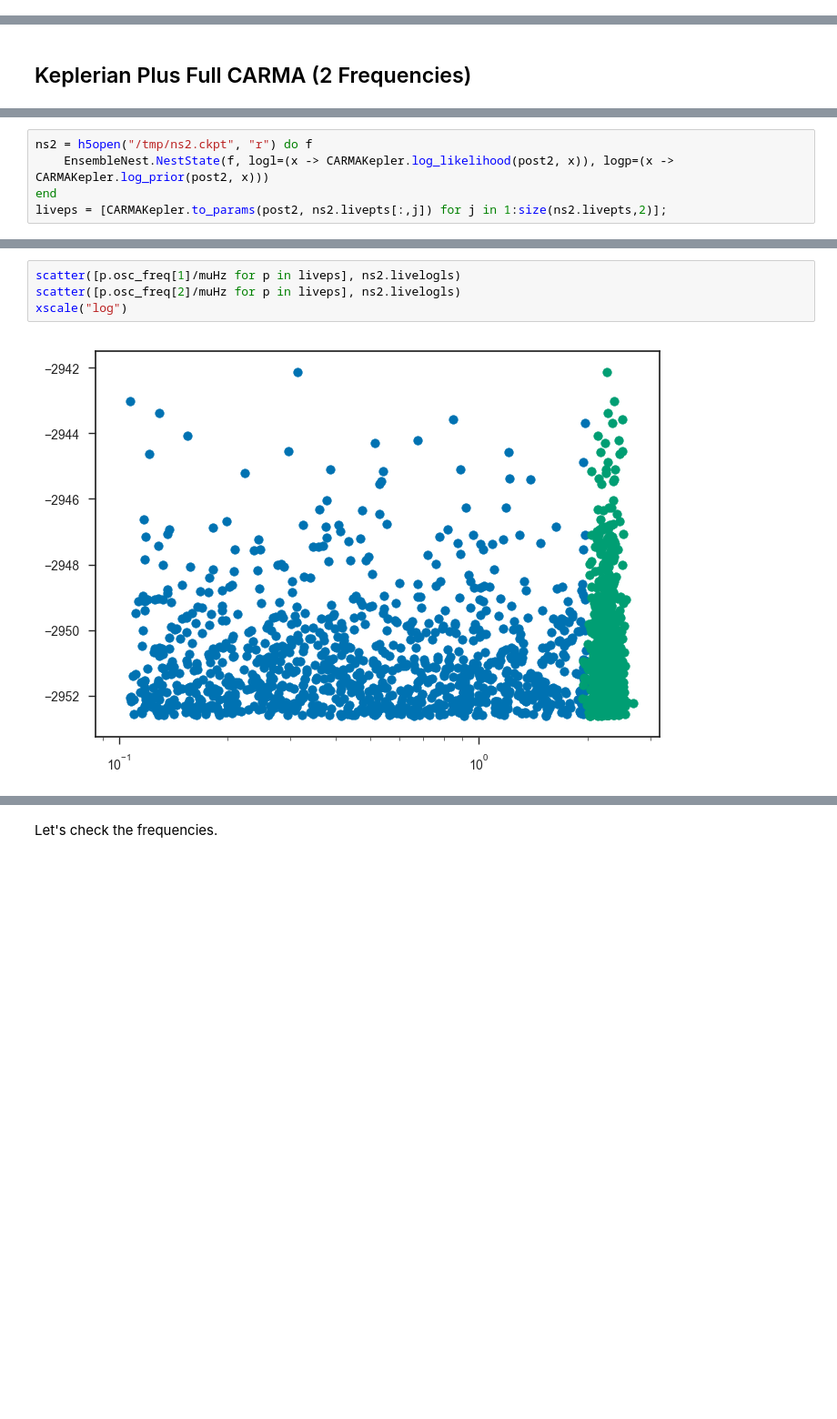
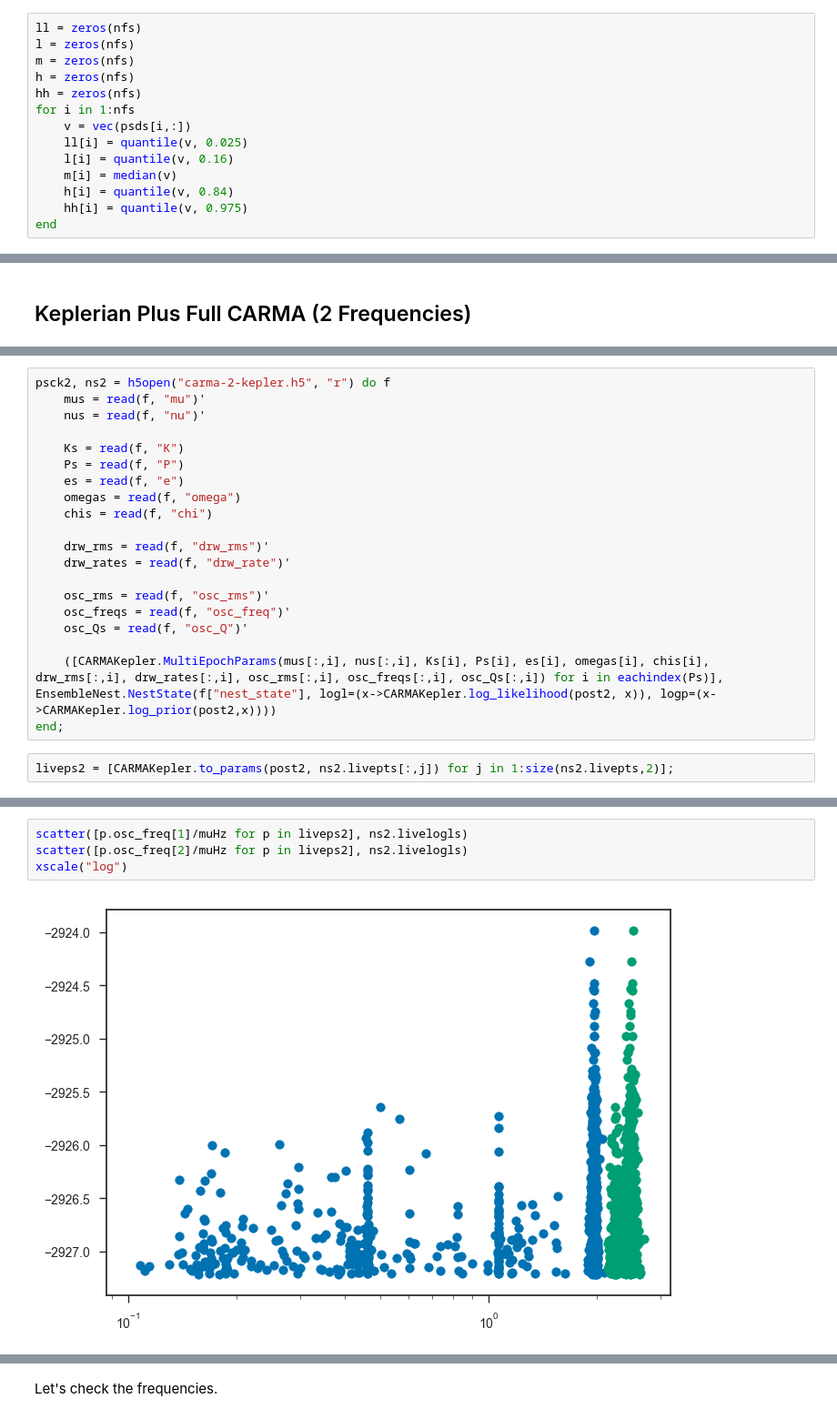
Before and after one commit to farr/Aldebaran, a Jupyter notebook: notebooks/LargeSpacing.ipynb, the cells around one changed output, grey strips where cells are left out. Shown at 91% size. Cells and saved outputs as stored; diff of their text form; blank space fills up the shorter version.

```diff
--- a/notebooks/LargeSpacing.ipynb
+++ b/notebooks/LargeSpacing.ipynb
@@ -1138,0 +1165,14 @@ PyObject <matplotlib.text.Text object at 0x...>
+# %%
+ll = zeros(nfs)
+l = zeros(nfs)
+m = zeros(nfs)
+h = zeros(nfs)
+hh = zeros(nfs)
+for i in 1:nfs
+    v = vec(psds[i,:])
+    ll[i] = quantile(v, 0.025)
+    l[i] = quantile(v, 0.16)
+    m[i] = median(v)
+    h[i] = quantile(v, 0.84)
+    hh[i] = quantile(v, 0.975)
+end
@@ -1183,5 +1258,22 @@ CARMAKepler.MultiEpochPosterior(Array{Float64,1}[[-11307.9, -11306.8, -11279.9,
+# %%
+psck2, ns2 = h5open("carma-2-kepler.h5", "r") do f
+    mus = read(f, "mu")'
+    nus = read(f, "nu")'
+
+    Ks = read(f, "K")
+    Ps = read(f, "P")
+    es = read(f, "e")
+    omegas = read(f, "omega")
+    chis = read(f, "chi")
+
+    drw_rms = read(f, "drw_rms")'
+    drw_rates = read(f, "drw_rate")'
+
+    osc_rms = read(f, "osc_rms")'
+    osc_freqs = read(f, "osc_freq")'
+    osc_Qs = read(f, "osc_Q")'
+
+    ([CARMAKepler.MultiEpochParams(mus[:,i], nus[:,i], Ks[i], Ps[i], es[i], omegas[i], chis[i], drw_rms[:,i], drw_rates[:,i], osc_rms[:,i], osc_freqs[:,i], osc_Qs[:,i]) for i in eachindex(Ps)], EnsembleNest.NestState(f["nest_state"], logl=(x->CARMAKepler.log_likelihood(post2, x)), logp=(x->CARMAKepler.log_prior(post2,x))))
+end;
 # %%
-ns2 = h5open("/tmp/ns2.ckpt", "r") do f
-    EnsembleNest.NestState(f, logl=(x -> CARMAKepler.log_likelihood(post2, x)), logp=(x -> CARMAKepler.log_prior(post2, x)))
-end
-liveps = [CARMAKepler.to_params(post2, ns2.livepts[:,j]) for j in 1:size(ns2.livepts,2)];
+liveps2 = [CARMAKepler.to_params(post2, ns2.livepts[:,j]) for j in 1:size(ns2.livepts,2)];
@@ -1209,6 +1280,6 @@ psck
 # %%
-scatter([p.osc_freq[1]/muHz for p in liveps], ns2.livelogls)
-scatter([p.osc_freq[2]/muHz for p in liveps], ns2.livelogls)
+scatter([p.osc_freq[1]/muHz for p in liveps2], ns2.livelogls)
+scatter([p.osc_freq[2]/muHz for p in liveps2], ns2.livelogls)
 xscale("log")
 # %% [output]
-[figure, old version]
+[figure, new version]
```
Also changed, not shown: parts of 64 cells of this notebook, 1 other file.
